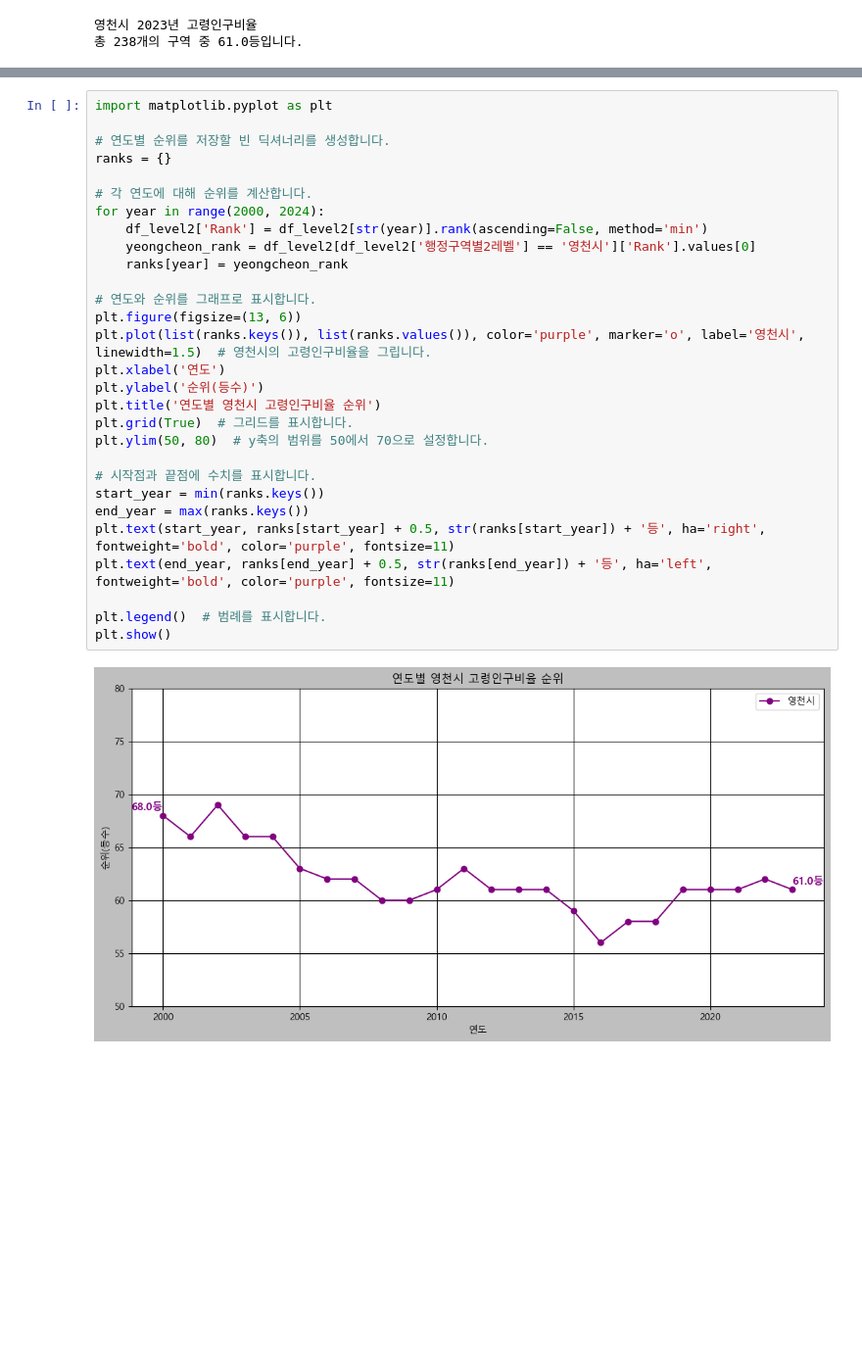
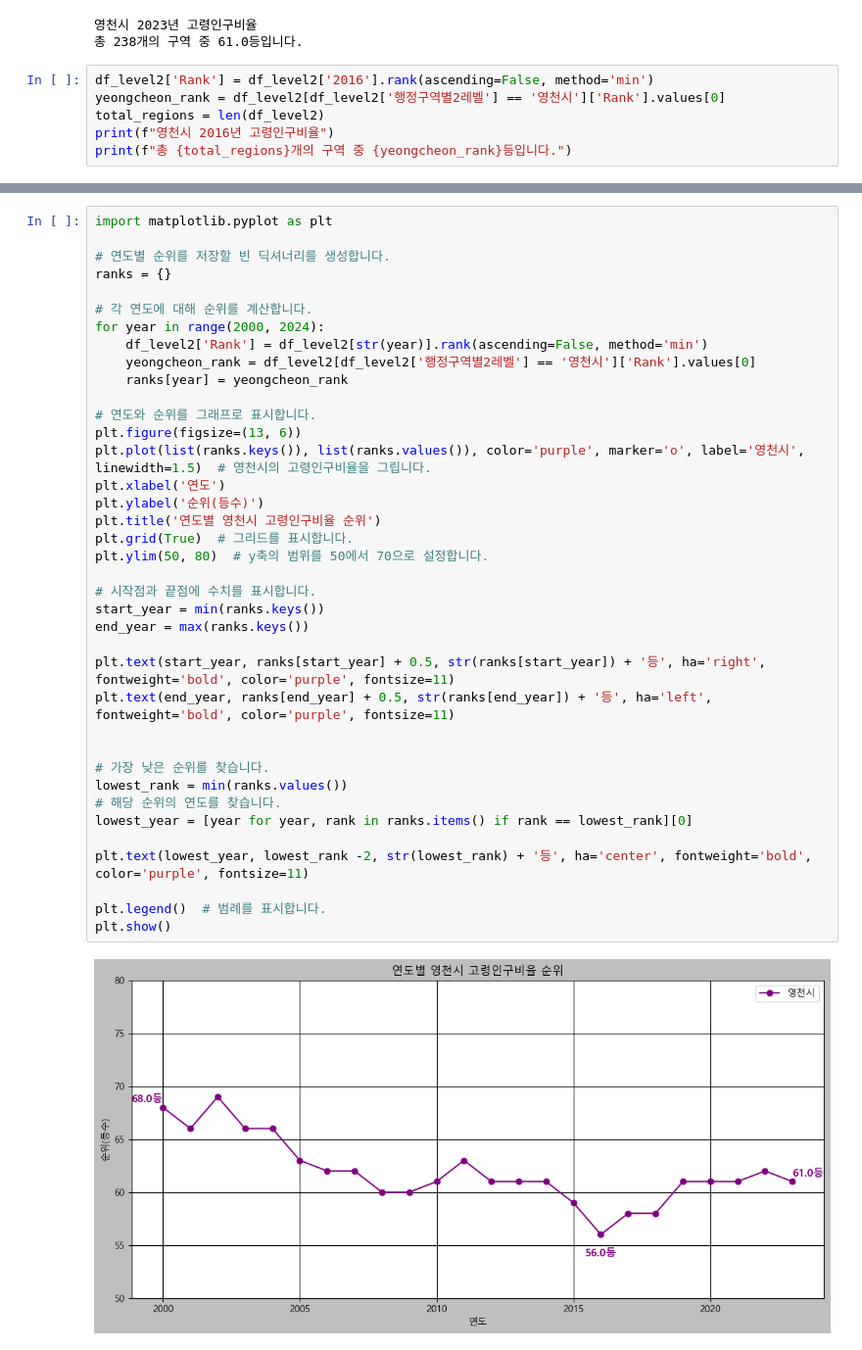
Before and after one commit to BaekJunehong/Yangcheon_Data_Contest, a Jupyter notebook: code.ipynb, the cells around one changed output, grey strips where cells are left out. Shown: that part at 98% size. Drawn from its saved outputs; the diff is of its cells as text; blank space fills up the shorter version.

```diff
--- a/code.ipynb
+++ b/code.ipynb
@@ -131,3 +131,9 @@ print(f"총 {total_regions}개의 구역 중 {yeongcheon_rank}등입니다.")
 # %% [output]
 영천시 2023년 고령인구비율
 총 238개의 구역 중 61.0등입니다.
+# %%
+df_level2['Rank'] = df_level2['2016'].rank(ascending=False, method='min')
+yeongcheon_rank = df_level2[df_level2['행정구역별2레벨'] == '영천시']['Rank'].values[0]
+total_regions = len(df_level2)
+print(f"영천시 2016년 고령인구비율")
+print(f"총 {total_regions}개의 구역 중 {yeongcheon_rank}등입니다.")
@@ -134,31 +143,40 @@ print(f"총 {total_regions}개의 구역 중 {yeongcheon_rank}등입니다.")
 # %%
 import matplotlib.pyplot as plt
 
 # 연도별 순위를 저장할 빈 딕셔너리를 생성합니다.
 ranks = {}
 
 # 각 연도에 대해 순위를 계산합니다.
 for year in range(2000, 2024):
     df_level2['Rank'] = df_level2[str(year)].rank(ascending=False, method='min')
     yeongcheon_rank = df_level2[df_level2['행정구역별2레벨'] == '영천시']['Rank'].values[0]
     ranks[year] = yeongcheon_rank
 
 # 연도와 순위를 그래프로 표시합니다.
 plt.figure(figsize=(13, 6))
 plt.plot(list(ranks.keys()), list(ranks.values()), color='purple', marker='o', label='영천시', linewidth=1.5)  # 영천시의 고령인구비율을 그립니다.
 plt.xlabel('연도')
 plt.ylabel('순위(등수)')
 plt.title('연도별 영천시 고령인구비율 순위')
 plt.grid(True)  # 그리드를 표시합니다.
 plt.ylim(50, 80)  # y축의 범위를 50에서 70으로 설정합니다.
 
 # 시작점과 끝점에 수치를 표시합니다.
 start_year = min(ranks.keys())
 end_year = max(ranks.keys())
+
 plt.text(start_year, ranks[start_year] + 0.5, str(ranks[start_year]) + '등', ha='right', fontweight='bold', color='purple', fontsize=11)
 plt.text(end_year, ranks[end_year] + 0.5, str(ranks[end_year]) + '등', ha='left', fontweight='bold', color='purple', fontsize=11)
 
+
+# 가장 낮은 순위를 찾습니다.
+lowest_rank = min(ranks.values())
+# 해당 순위의 연도를 찾습니다.
+lowest_year = [year for year, rank in ranks.items() if rank == lowest_rank][0]
+
+plt.text(lowest_year, lowest_rank -2, str(lowest_rank) + '등', ha='center', fontweight='bold', color='purple', fontsize=11)
+
 plt.legend()  # 범례를 표시합니다.
 plt.show()
 # %% [output]
-[figure, old version]
+[figure, new version]
```
Also changed, not shown: parts of 13 cells of this notebook.
